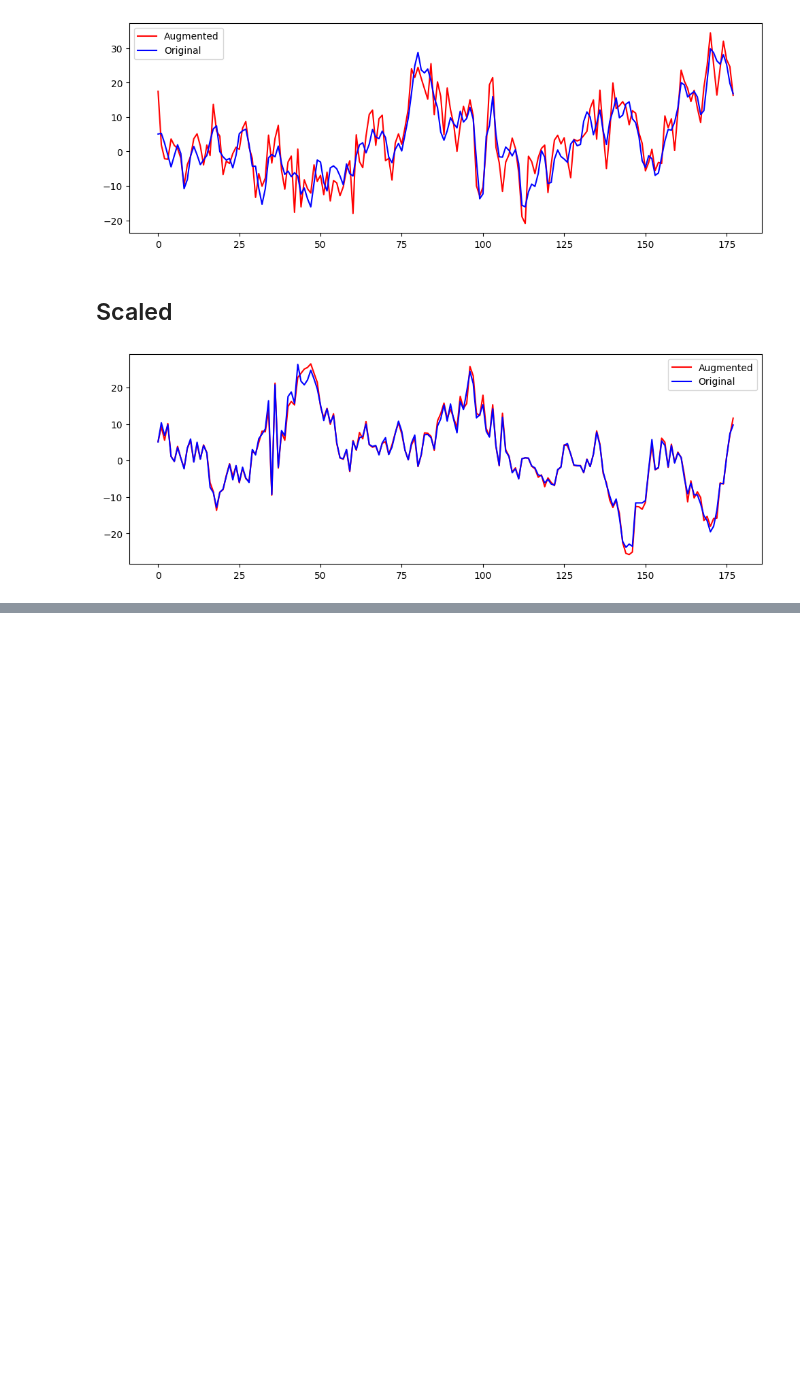
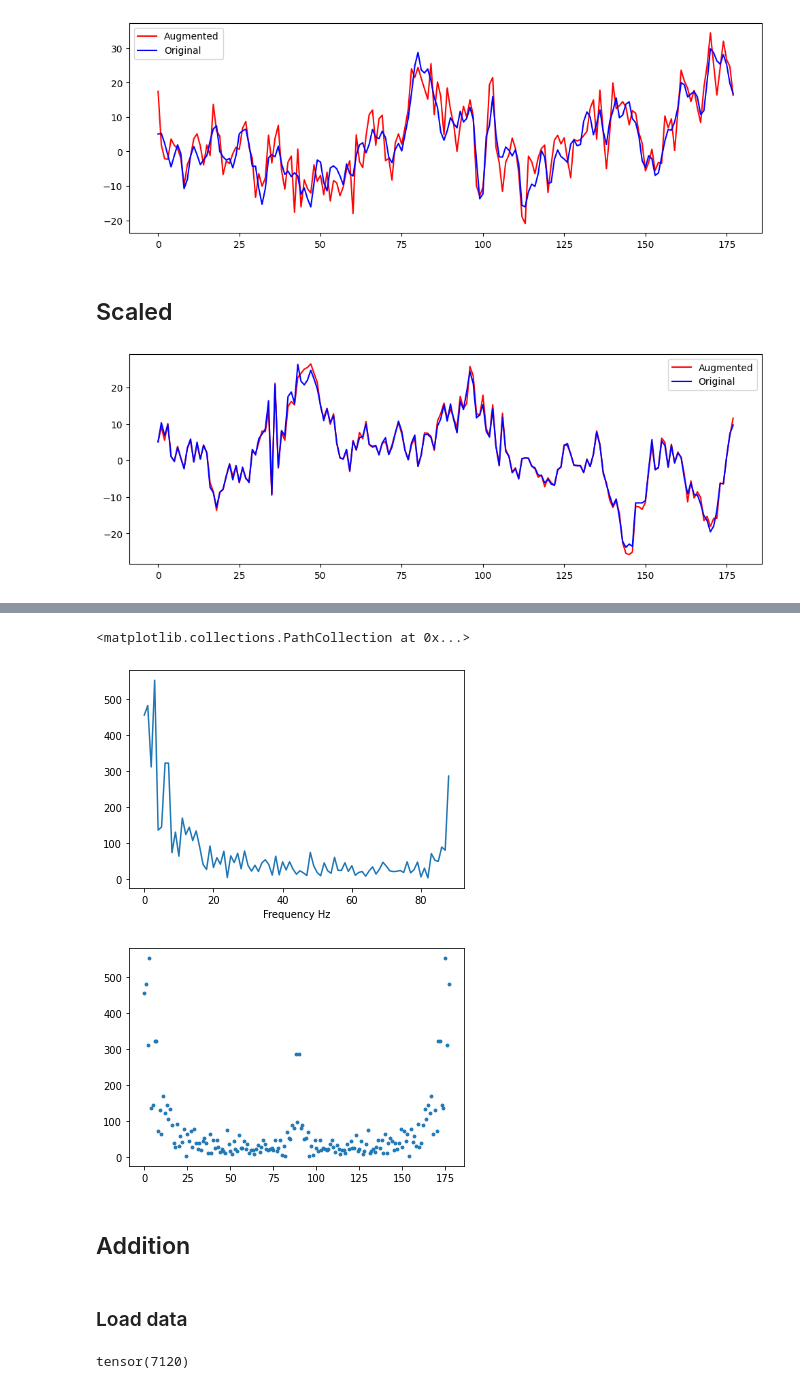
Before and after one commit to s214606/self-supervised-learning-for-time-series, a Jupyter notebook: Plots.ipynb, the cells around one changed output, grey strips where cells are left out. Drawn from its saved outputs; the diff is of its cells as text; code cells hidden in the pictures; blank space fills up the shorter version.

```diff
--- a/Plots.ipynb
+++ b/Plots.ipynb
@@ -51,0 +68,19 @@ plt.show()
+# %%
+middle = SleepEEG.X_f[0][0].shape[0]//2
+signal = SleepEEG.X_f[0][0]
+plt.plot(signal[:middle])
+plt.xlabel("Frequency Hz")
+fig, ax = plt.subplots()
+ax.scatter(x=torch.arange(signal.shape[0]), y=signal, s=8)
+# %% [output]
+<matplotlib.collections.PathCollection at 0x...>
+[figure, added]
+[figure, added]
+# %% [markdown]
+## Addition
+# %% [markdown]
+### Load data
+# %%
+Epilepsy = TimeSeriesDataset(dataset=torch.load(os.path.join("datasets", "Epilepsy", "train.pt")), augment = True, addition=True)
+# %% [output]
+tensor(7120)
```
Also changed, not shown: parts of 12 cells of this notebook, 2 other files.
